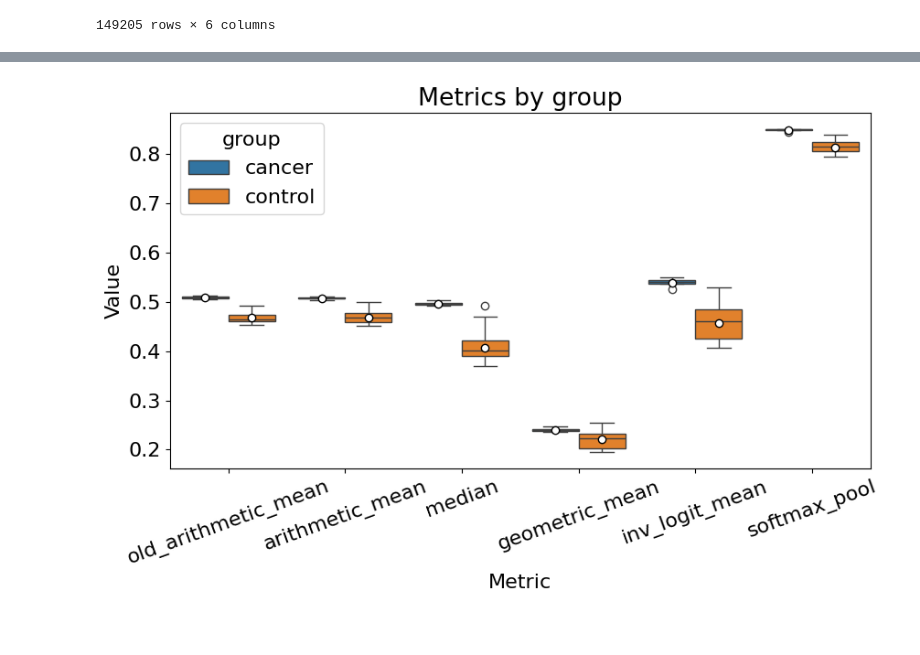
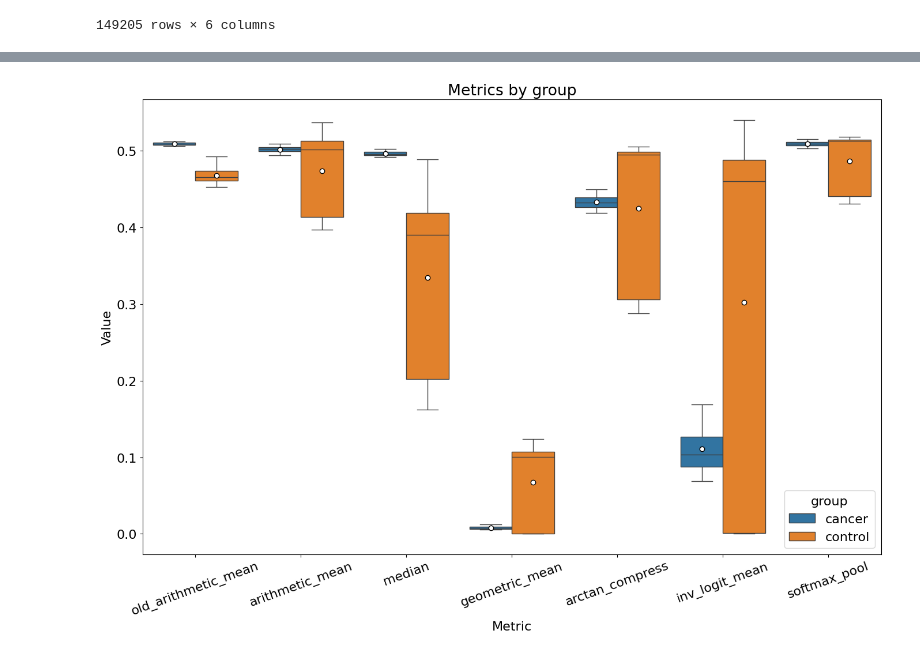
Before and after one commit to tuonglab/gnn_release, a Jupyter notebook: clonal_frequency_scoring/bulk+sc/simplified_theragen.ipynb, the cells around one changed output, grey strips where cells are left out. Drawn from its saved outputs; the diff is of its cells as text; code cells hidden in the pictures.

Commit message:
add new metric?

```diff
--- a/clonal_frequency_scoring/bulk+sc/simplified_theragen.ipynb
+++ b/clonal_frequency_scoring/bulk+sc/simplified_theragen.ipynb
@@ -241,7 +426,7 @@ import numpy as np
 import pandas as pd
 
 
-def summarize_probs(x, temperature=1.5):
+def summarize_probs(x, temperature=15):
     """Return all summary metrics for an array of probabilities, including softmax pooling."""
     x = np.clip(np.asarray(x, dtype=float), 1e-9, 1 - 1e-9)
     logits = np.log(x / (1 - x))
@@ -256,7 +441,9 @@ def summarize_probs(x, temperature=1.5):
         "median": np.median(x),
         "geometric_mean": np.exp(np.mean(np.log(x))),
         "inv_logit_mean": 1 / (1 + np.exp(-np.mean(logits))),
-        "softmax_pool": softmax_pool
+        "softmax_pool": softmax_pool,
+        "arctan_compress": 0.5 + np.arctan(0.1 * np.mean(logits)) / np.pi
+
     })
 
 
@@ -360,21 +547,25 @@ combined_control_df
 # %%
 import numpy as np
 
-# Apply the function to the DataFrame
-S, R = combined_score_sample_capped(
+# # Apply the function to the DataFrame
+# S, R = combined_score_sample_capped(
+#     P=combined_control_df["prob"].values,
+#     F_raw=combined_control_df["CloneFreq"].values,
+#     t_P=0.5,
+#     t_R=0.5,
+#     alpha=ALPHA,
+#     beta=BETA,
+#     delta_max=DELTA_MAX,
+#     floor=0.01,
+#     ceil=0.99,
+# )
+combined_control_df['blend'] = combined_score_sample_blend(
     P=combined_control_df["prob"].values,
-    F_raw=combined_control_df["CloneFreq"].values,
-    t_P=0.5,
-    t_R=0.5,
-    alpha=ALPHA,
-    beta=BETA,
-    delta_max=DELTA_MAX,
-    floor=0.01,
-    ceil=0.99,
-)
-
+    F_raw=combined_control_df["CloneFreq"].values)
+S = combined_score_distribution_aware_simple(
+    P=combined_control_df["blend"].values, option=1)
 # Add results back to the DataFrame
 combined_control_df["score_adj"] = S
-combined_control_df["CloneFreq_percentile"] = R
+# combined_control_df["CloneFreq_percentile"] = R
 combined_control_df
 # %% [output]
@@ -453,36 +663,36 @@ plt.show()
 import pandas as pd
 import matplotlib.pyplot as plt
 import seaborn as sns
 
 # Tag and combine
 dfc = df_summary.copy()
 dfc["group"] = "cancer"
 dfk = df_summary_control.copy()
 dfk["group"] = "control"
 df_long = pd.concat([dfc, dfk], ignore_index=True)
 
 # Pick metric order if you want consistent x positions
-metrics = ["old_arithmetic_mean","arithmetic_mean", "median", "geometric_mean", "mean_logit", "inv_logit_mean","softmax_pool"]
+metrics = ["old_arithmetic_mean","arithmetic_mean", "median", "geometric_mean", "arctan_compress", "inv_logit_mean","softmax_pool"]
 metrics = [m for m in metrics if m in df_long["level_1"].unique()]
 
-plt.figure(figsize=(9, 6))
+plt.figure(figsize=(14, 10))
 sns.boxplot(
     data=df_long,
     x="level_1",
     y="score_adj",
     hue="group",
     order=metrics,
     showmeans=True,
     meanprops={"marker":"o","markerfacecolor":"white","markeredgecolor":"black"}
 )
 plt.title("Metrics by group")
 plt.xlabel("Metric")
 plt.ylabel("Value")
 plt.xticks(rotation=20)
 plt.tight_layout()
 plt.show()
 # %% [output]
-[figure, old version]
+[figure, new version]
 # %%
 import numpy as np
 import pandas as pd
```
Also changed, not shown: parts of 11 cells of this notebook, 4 other files.
